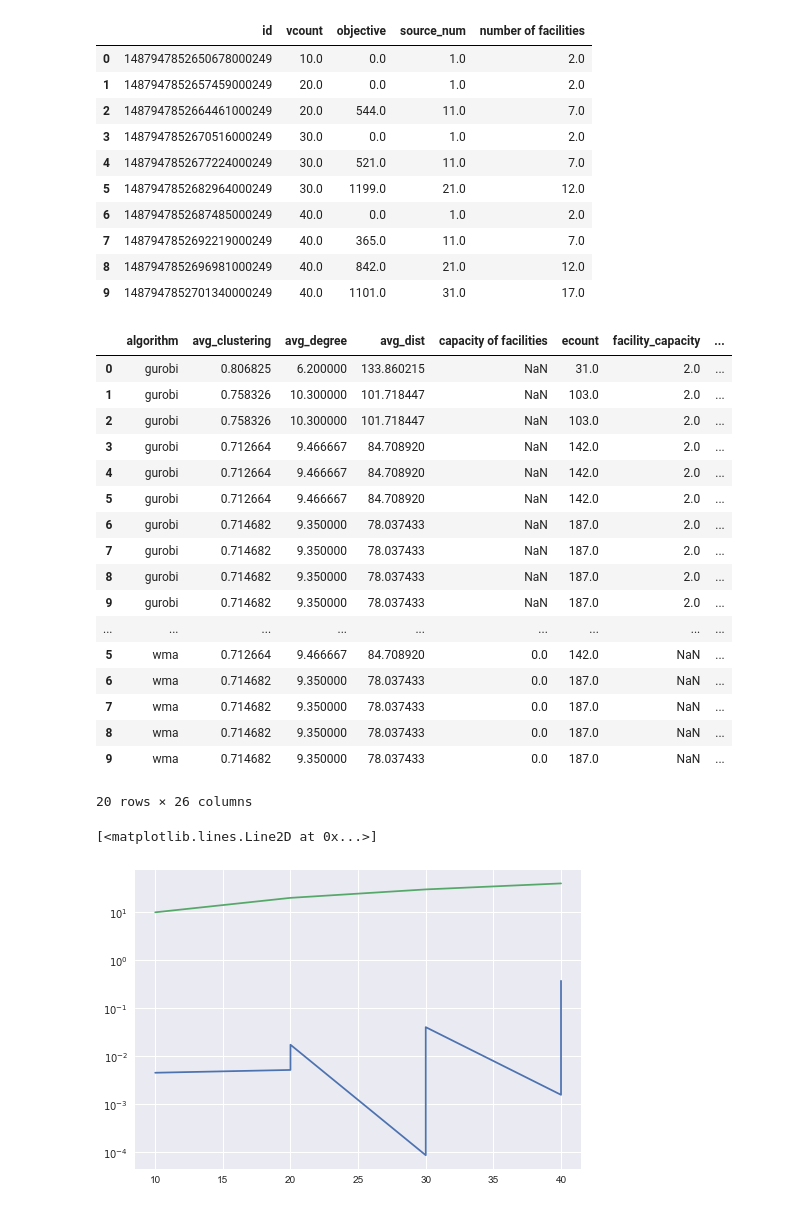
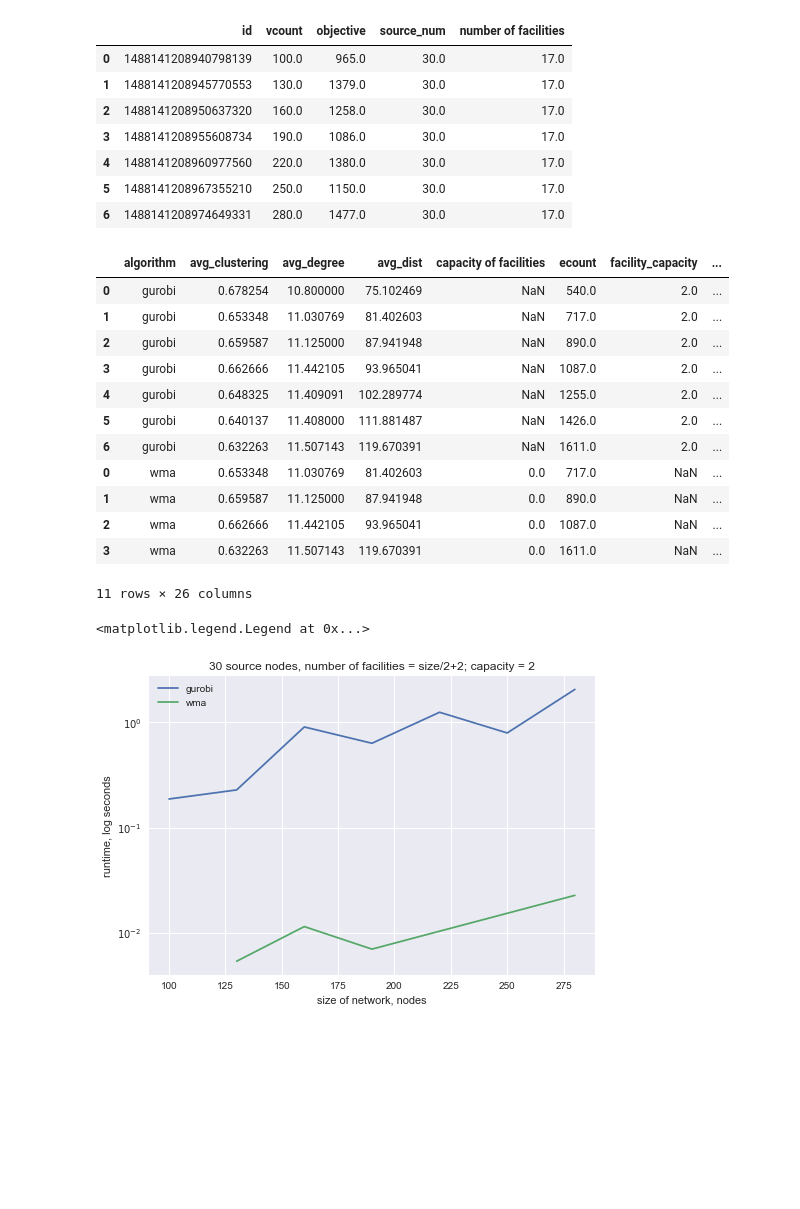
Before and after one commit to allogn/wma, a Jupyter notebook: experiments/analysis/geometric.ipynb, the cells around one changed output. Drawn from its saved outputs; the diff is of its cells as text; code cells hidden in the pictures; blank space fills up the shorter version.

```diff
--- a/experiments/analysis/geometric.ipynb
+++ b/experiments/analysis/geometric.ipynb
@@ -14,4 +14,5 @@ sys.path.append(os.path.join(root_path,'scripts'))
 
 from mergeResults import *
 # %%
-results = load_results(os.path.join(data_path, "solutions", "geometric", "gurobi"), os.path.join(data_path,'geometric'))
+results = load_results(os.path.join(data_path, "solutions", "geometric", '300:sources30:varfac', "gurobi"),
+                       os.path.join(data_path,'geometric','100-300:sources30'))
@@ -41,18 +47,16 @@ Name: source_std_dist, dtype: int64
 results[['id','vcount','objective','source_num','number of facilities']]
 # %% [output]
 |  | id | vcount | objective | source_num | number of facilities |
-| 0 | 1487947852650678000249 | 10.0 | 0.0 | 1.0 | 2.0 |
-| 1 | 1487947852657459000249 | 20.0 | 0.0 | 1.0 | 2.0 |
-| 2 | 1487947852664461000249 | 20.0 | 544.0 | 11.0 | 7.0 |
-| 3 | 1487947852670516000249 | 30.0 | 0.0 | 1.0 | 2.0 |
-| 4 | 1487947852677224000249 | 30.0 | 521.0 | 11.0 | 7.0 |
-| 5 | 1487947852682964000249 | 30.0 | 1199.0 | 21.0 | 12.0 |
-| 6 | 1487947852687485000249 | 40.0 | 0.0 | 1.0 | 2.0 |
-| 7 | 1487947852692219000249 | 40.0 | 365.0 | 11.0 | 7.0 |
-| 8 | 1487947852696981000249 | 40.0 | 842.0 | 21.0 | 12.0 |
-| 9 | 1487947852701340000249 | 40.0 | 1101.0 | 31.0 | 17.0 |
+| 0 | 1488141208940798139 | 100.0 | 965.0 | 30.0 | 17.0 |
+| 1 | 1488141208945770553 | 130.0 | 1379.0 | 30.0 | 17.0 |
+| 2 | 1488141208950637320 | 160.0 | 1258.0 | 30.0 | 17.0 |
+| 3 | 1488141208955608734 | 190.0 | 1086.0 | 30.0 | 17.0 |
+| 4 | 1488141208960977560 | 220.0 | 1380.0 | 30.0 | 17.0 |
+| 5 | 1488141208967355210 | 250.0 | 1150.0 | 30.0 | 17.0 |
+| 6 | 1488141208974649331 | 280.0 | 1477.0 | 30.0 | 17.0 |
 # %%
-results_fcla = load_results(os.path.join(data_path, "solutions", "geometric", "fcla"), os.path.join(data_path,'geometric'))
+results_fcla = load_results(os.path.join(data_path, "solutions", "geometric", '300:sources30:varfac', "fcla"),
+                            os.path.join(data_path,'geometric', '100-300:sources30'))
 # %%
 results_fcla['algorithm'] = 'wma'
 results['algorithm'] = 'gurobi'
@@ -62,29 +66,28 @@ all_results = pd.concat([results, results_fcla], axis=0)
 all_results
 # %% [output]
 |  | algorithm | avg_clustering | avg_degree | avg_dist | capacity of facilities | ecount | facility_capacity | ... |
-| 0 | gurobi | 0.806825 | 6.200000 | 133.860215 | NaN | 31.0 | 2.0 | ... |
-| 1 | gurobi | 0.758326 | 10.300000 | 101.718447 | NaN | 103.0 | 2.0 | ... |
-| 2 | gurobi | 0.758326 | 10.300000 | 101.718447 | NaN | 103.0 | 2.0 | ... |
-| 3 | gurobi | 0.712664 | 9.466667 | 84.708920 | NaN | 142.0 | 2.0 | ... |
-| 4 | gurobi | 0.712664 | 9.466667 | 84.708920 | NaN | 142.0 | 2.0 | ... |
-| 5 | gurobi | 0.712664 | 9.466667 | 84.708920 | NaN | 142.0 | 2.0 | ... |
-| 6 | gurobi | 0.714682 | 9.350000 | 78.037433 | NaN | 187.0 | 2.0 | ... |
-| 7 | gurobi | 0.714682 | 9.350000 | 78.037433 | NaN | 187.0 | 2.0 | ... |
-| 8 | gurobi | 0.714682 | 9.350000 | 78.037433 | NaN | 187.0 | 2.0 | ... |
-| 9 | gurobi | 0.714682 | 9.350000 | 78.037433 | NaN | 187.0 | 2.0 | ... |
-| ... | ... | ... | ... | ... | ... | ... | ... | ... |
-| 5 | wma | 0.712664 | 9.466667 | 84.708920 | 0.0 | 142.0 | NaN | ... |
-| 6 | wma | 0.714682 | 9.350000 | 78.037433 | 0.0 | 187.0 | NaN | ... |
-| 7 | wma | 0.714682 | 9.350000 | 78.037433 | 0.0 | 187.0 | NaN | ... |
-| 8 | wma | 0.714682 | 9.350000 | 78.037433 | 0.0 | 187.0 | NaN | ... |
-| 9 | wma | 0.714682 | 9.350000 | 78.037433 | 0.0 | 187.0 | NaN | ... |
+| 0 | gurobi | 0.678254 | 10.800000 | 75.102469 | NaN | 540.0 | 2.0 | ... |
+| 1 | gurobi | 0.653348 | 11.030769 | 81.402603 | NaN | 717.0 | 2.0 | ... |
+| 2 | gurobi | 0.659587 | 11.125000 | 87.941948 | NaN | 890.0 | 2.0 | ... |
+| 3 | gurobi | 0.662666 | 11.442105 | 93.965041 | NaN | 1087.0 | 2.0 | ... |
+| 4 | gurobi | 0.648325 | 11.409091 | 102.289774 | NaN | 1255.0 | 2.0 | ... |
+| 5 | gurobi | 0.640137 | 11.408000 | 111.881487 | NaN | 1426.0 | 2.0 | ... |
+| 6 | gurobi | 0.632263 | 11.507143 | 119.670391 | NaN | 1611.0 | 2.0 | ... |
+| 0 | wma | 0.653348 | 11.030769 | 81.402603 | 0.0 | 717.0 | NaN | ... |
+| 1 | wma | 0.659587 | 11.125000 | 87.941948 | 0.0 | 890.0 | NaN | ... |
+| 2 | wma | 0.662666 | 11.442105 | 93.965041 | 0.0 | 1087.0 | NaN | ... |
+| 3 | wma | 0.632263 | 11.507143 | 119.670391 | 0.0 | 1611.0 | NaN | ... |
-20 rows × 26 columns
+11 rows × 26 columns
 # %%
 # plt.gca().set_xscale("log", nonposx='clip')
 plt.gca().set_yscale("log", nonposy='clip')
 
-plt.plot(results['vcount'],results['runtime'])
-plt.plot(results_fcla['vcount'],results_fcla['vcount'])
+plt.plot(results['vcount'],results['runtime'],label="gurobi")
+plt.plot(results_fcla['vcount'],results_fcla['runtime'],label='wma')
+plt.xlabel("size of network, nodes")
+plt.ylabel("runtime, log seconds")
+plt.title("30 source nodes, number of facilities = size/2+2; capacity = 2")
+plt.legend()
 # %% [output]
-[<matplotlib.lines.Line2D at 0x...>]
+<matplotlib.legend.Legend at 0x...>
-[figure, old version]
+[figure, new version]
```
Also changed, not shown: parts of 3 cells of this notebook, 10 other files.
